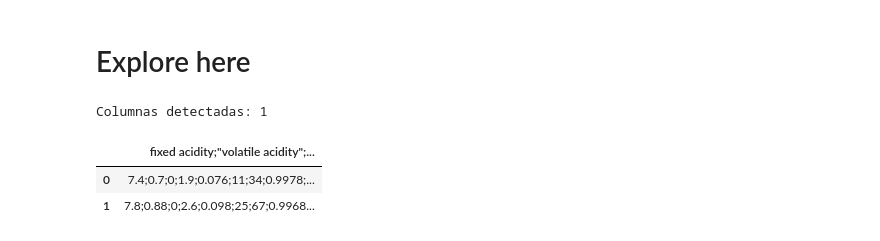
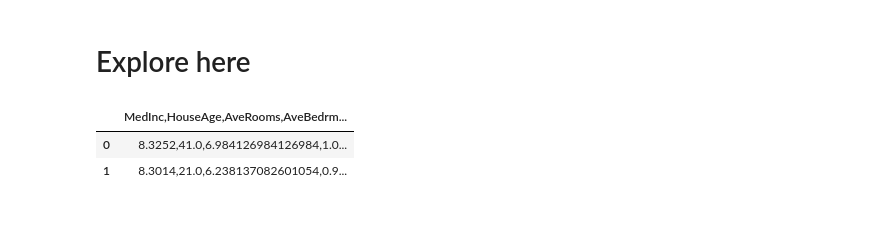
Before and after one commit to JuanBarcenasManuel/machine-learning-python-template, a Jupyter notebook: src/explore.ipynb, the cells around one changed output. Drawn from its saved outputs; the diff is of its cells as text; code cells hidden in the pictures.

```diff
--- a/src/explore.ipynb
+++ b/src/explore.ipynb
@@ -1,25 +1,21 @@
 # %% [markdown]
 # Explore here
 # %%
-
 import pandas as pd
 import requests
 import io
 import urllib3
-import matplotlib.pyplot as plt
-import seaborn as sns
 
 urllib3.disable_warnings(urllib3.exceptions.InsecureRequestWarning)
 
-url = "https://raw.githubusercontent.com/4GeeksAcademy/k-nearest-neighbors-project-tutorial/refs/heads/main/winequality-red.csv"
+url = "https://breathecode.herokuapp.com/asset/internal-link?id=809&path=housing.csv"
+
 response = requests.get(url, verify=False)
 
-dataframe = pd.read_csv(io.StringIO(response.text), sep=",")
+dataframe = pd.read_csv(io.StringIO(response.text), sep=";")
 
-print(f"Columnas detectadas: {len(dataframe.columns)}")
 dataframe.head(2)
 # %% [output]
-Columnas detectadas: 1
-|  | fixed acidity;"volatile acidity";... |
-| 0 | 7.4;0.7;0;1.9;0.076;11;34;0.9978;... |
-| 1 | 7.8;0.88;0;2.6;0.098;25;67;0.9968... |
+|  | MedInc,HouseAge,AveRooms,AveBedrm... |
+| 0 | 8.3252,41.0,6.984126984126984,1.0... |
+| 1 | 8.3014,21.0,6.238137082601054,0.9... |
```
Also changed, not shown: parts of 3 cells of this notebook, 1 other file.
